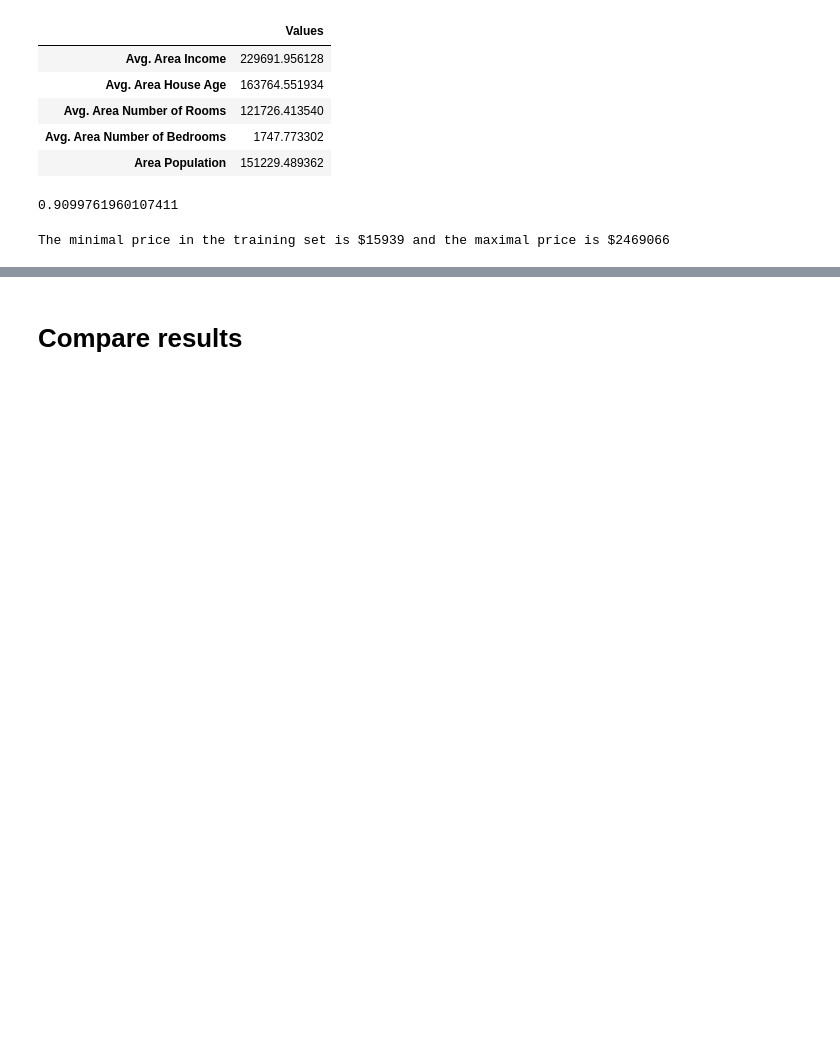
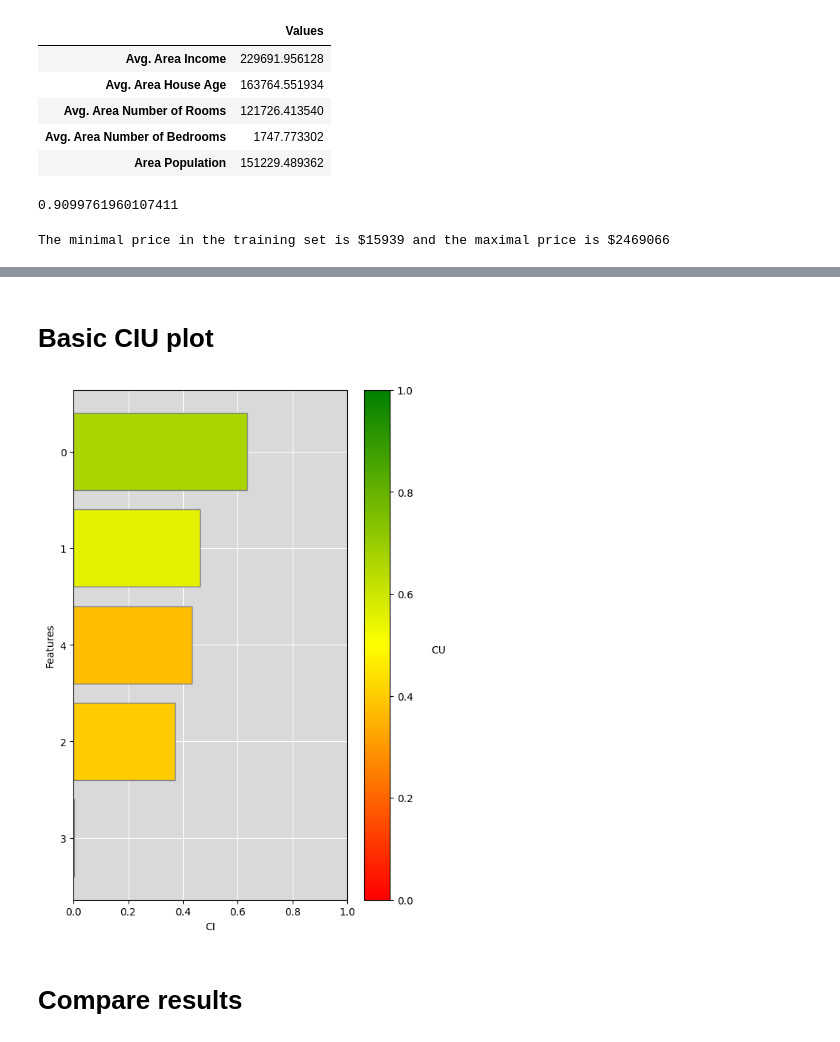
Before and after one commit to aso85b/py-ciu, a Jupyter notebook: Privacy_CIU.ipynb, the cells around one changed output, grey strips where cells are left out. Cells and saved outputs as stored; diff of their text form; code cells hidden in the pictures; blank space fills up the shorter version.

```diff
--- a/Privacy_CIU.ipynb
+++ b/Privacy_CIU.ipynb
@@ -193,3 +193,10 @@ out_minmaxs = pd.DataFrame({'mins': [float(min(label_train))], 'maxs': [float(ma
 print(f"The minimal price in the training set is ${min(label_train):.0f} and the maximal price is ${max(label_train):.0f}")
 # %% [output]
 The minimal price in the training set is $15939 and the maximal price is $2469066
+# %%
+#Convert array to dataframe
+feature_train = pd.DataFrame(feature_train)
+label_train = pd.DataFrame(label_train)
+feature_test = pd.DataFrame(feature_test)
+label_test = pd.DataFrame(label_test)
+df.columns[:-1]
@@ -196,10 +207,8 @@ The minimal price in the training set is $15939 and the maximal price is $246906
 # %%
 import ciu
-ames_instance = label_test.all()#.iloc[[345]]
-#Convert array to dataframe
-feature_train = pd.DataFrame(feature_train)
+ames_instance = feature_test.iloc[[345]]
 CIU_ames = ciu.CIU(linear_regression.predict, ['Price'], data=feature_train, out_minmaxs=out_minmaxs) #, category_mapping=category_mapping)
-CIUres = CIU_ames.explain(ames_instance.reshape(-1, 1))
-#CIUres = CIU_ames.explain(ames_instance)
-#display(CIUres)
+ames_instance
+CIUres = CIU_ames.explain(ames_instance)
+display(CIUres)
 # %% [output]
@@ -207,2 +221,8 @@ ValueError: X has 1 features, but LinearRegression is expecting 5 features as in
+# %% [markdown]
+# Basic CIU plot
+# %%
+CIU_ames.plot_ciu(CIUres, figsize=(6,9))
+# %% [output]
+[figure, added]
 # %% [markdown]
 # Compare results
```
Also changed, not shown: parts of 2 cells of this notebook.
